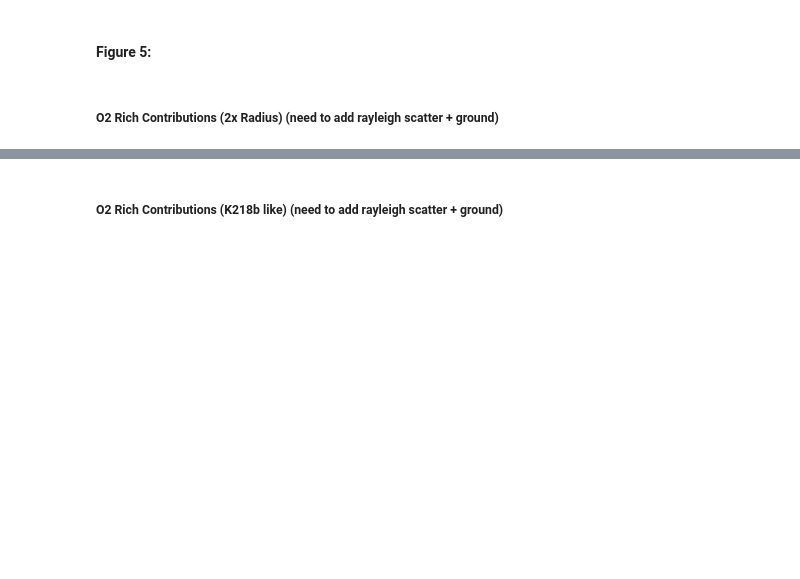
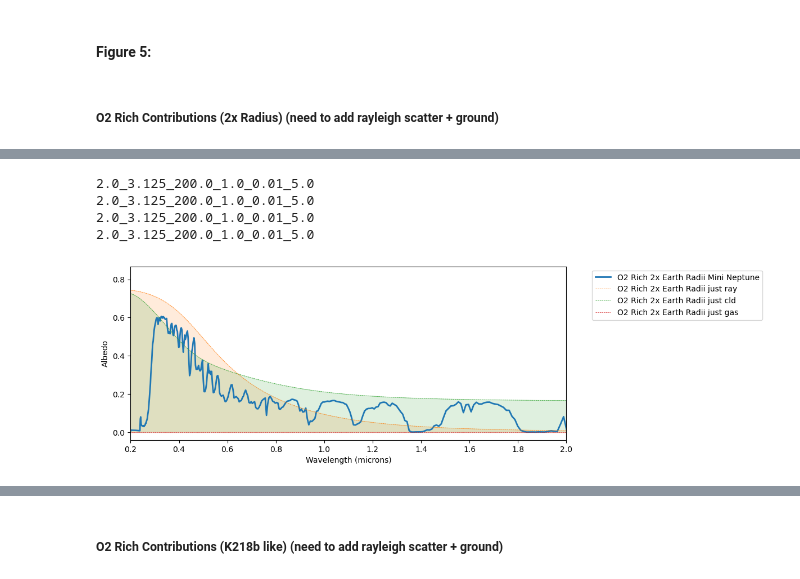
Before and after one commit to ElizabethP712/MiniNeptuneGrid26_PostBac, a Jupyter notebook: FiguresPaper.ipynb, the cells around one changed output, grey strips where cells are left out. Saved outputs shown, nothing was run; the diff lists cells and outputs as text; code cells hidden in the pictures; blank space fills up the shorter version.

```diff
--- a/FiguresPaper.ipynb
+++ b/FiguresPaper.ipynb
@@ -1178,0 +1277,13 @@ plot_reflected_spectrum(wno=wno_all_O2_r2, alb=alb_all_O2_r2, inputs=inputs_all_
+# %%
+wno_all_O2_r2 = [np.array(wno_O2.copy()), wno_O2Rich_2R_ray, wno_O2Rich_2R_cld, wno_O2Rich_2R_gas]
+alb_all_O2_r2 = [np.array(alb_O2.copy()), alb_O2Rich_2R_ray, alb_O2Rich_2R_cld, alb_O2Rich_2R_gas]
+inputs_all_O2_r2 = [inputs_list_O2.copy(), inputs_list_O2.copy(), inputs_list_O2.copy(), inputs_list_O2.copy()]
+legend_label_all_O2_r2 = ['O2 Rich 2x Earth Radii Mini Neptune', 'O2 Rich 2x Earth Radii just ray', 'O2 Rich 2x Earth Radii just cld', 'O2 Rich 2x Earth Radii just gas']
+
+plot_reflected_spectrum(wno=wno_all_O2_r2, alb=alb_all_O2_r2, inputs=inputs_all_O2_r2, legend_label=legend_label_all_O2_r2, fill_curves=3)
+# %% [output]
+2.0_3.125_200.0_1.0_0.01_5.0
+2.0_3.125_200.0_1.0_0.01_5.0
+2.0_3.125_200.0_1.0_0.01_5.0
+2.0_3.125_200.0_1.0_0.01_5.0
+[figure, added]
```
Also changed, not shown: parts of 29 cells of this notebook, 1 other file.
